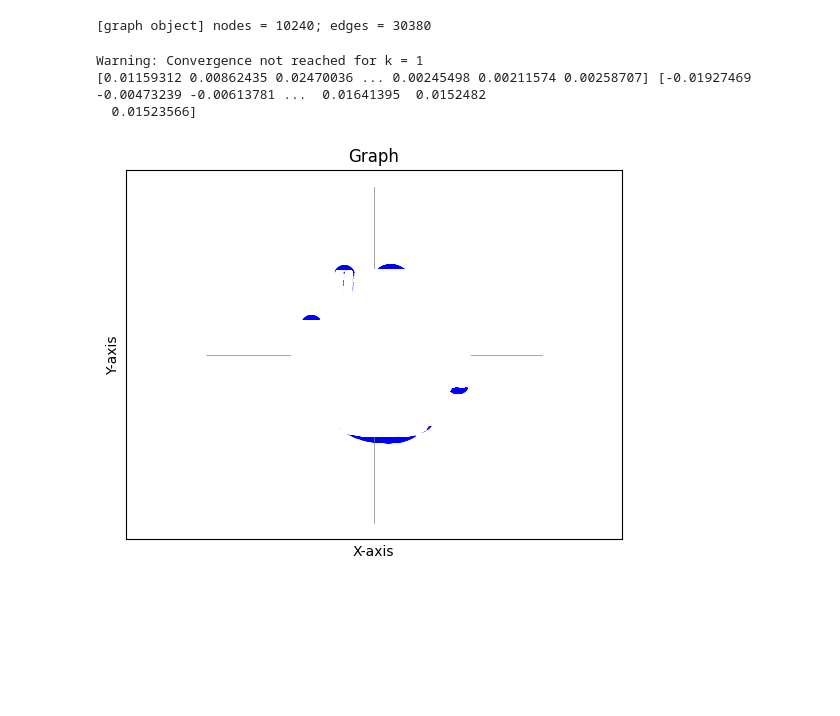
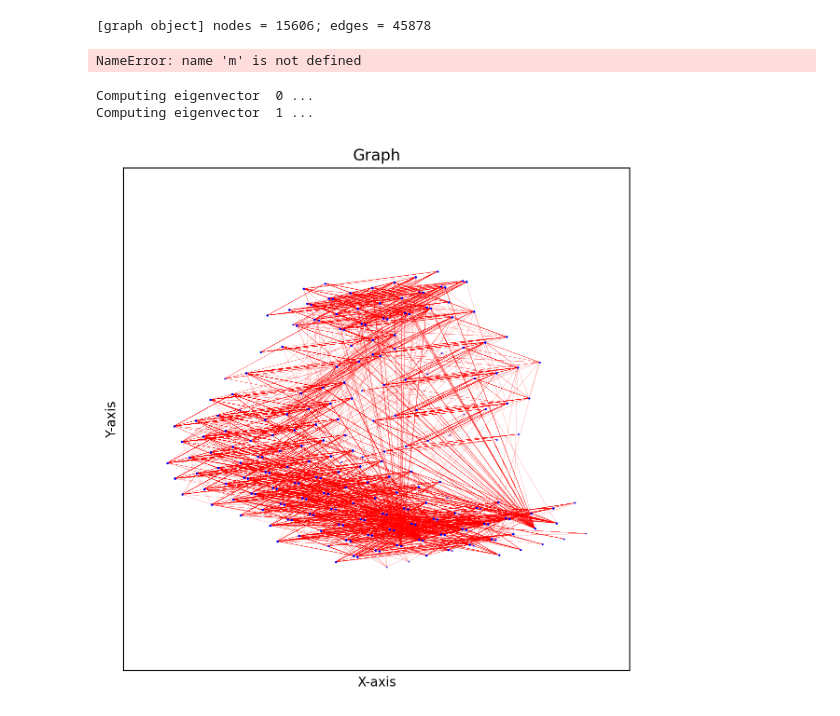
Before and after one commit to pauromeu/cla-project-drawing-graphs-by-eigenvectors, a Jupyter notebook: src/main.ipynb, the cells around one changed output. Cells and saved outputs as stored; diff of their text form; code cells hidden in the pictures; blank space fills up the shorter version.

```diff
--- a/src/main.ipynb
+++ b/src/main.ipynb
@@ -6,31 +6,43 @@ from graph_class import Graph
 # Adjacency matrix
 A = np.loadtxt('../data/graph.txt')
 
-f = open('../data/crack.graph', "r")
+G = Graph()
+G.set_adj_matrix(A)
+G.set_degs()
+# print(G.adj_matrix)
+# print(G.degs)
+G.set_laplacian()
 
-graph1 = Graph(f)
-A = graph1.adj_matrix
+
+# print(G.laplacian)
 
 # Degree matrix
-D = np.diag(A.sum(axis=1))
+D = np.diag(G.degs)
+# print(D)
 
 # Laplacian matrix
-L = D - A
-print(graph1)
+L = G.laplacian
+
+f = open('../data/4elt.txt')
+G = Graph(f)
+print(G)
 # %% [output]
-[graph object] nodes = 10240; edges = 30380
+[graph object] nodes = 15606; edges = 45878
 # %%
 # Degree normalized eigenvectors
-U = degree_normalized_eigenvectors(D, A, 2)
+#U, times = degree_normalized_eigenvectors(np.diag(G.degs), G.adj_matrix, 2, tol = 1e-8, max_iter = 5000, matmul = True)
+# p = 2
+# m = 50
+# U = hde_spectral_drawing(G, p, m, tol = 1e-14, max_iters = 100000)
 
 # 2D graph plot coordinates
-x_coord = U[:, 0]
-y_coord = U[:, 1]
-print(x_coord, y_coord)
-
-graph_plot(A, x_coord, y_coord)
+#x_coord = U[:, 0]
+#y_coord = U[:, 1]
+# print(x_coord, y_coord)
-# %% [output]
-Warning: Convergence not reached for k = 1
-[0.01159312 0.00862435 0.02470036 ... 0.00245498 0.00211574 0.00258707] [-0.01927469 -0.00473239 -0.00613781 ...  0.01641395  0.0152482
-  0.01523566]
-[figure, removed]
+# %%
+#print(x_coord)
+#print(y_coord)
+aux = np.zeros(shape = (m,m))
+graph_plot(G.adj_matrix, x_coord, y_coord, node_size = 0.1)
+# %% [output]
+NameError: name 'm' is not defined
@@ -36,0 +55,12 @@ Warning: Convergence not reached for k = 1
+# %%
+p = 2
+m = 50
+U = hde_spectral_drawing(G, p, m, tol = 1e-8, max_iters = 5000)
+# %% [output]
+Computing eigenvector  0 ...
+Computing eigenvector  1 ...
+# %%
+len(U[:,0])
+graph_plot(G.adj_matrix, U[:,0], U[:,1], node_size = 0.1)
+# %% [output]
+[figure, added]
```
Also changed, not shown: parts of 2 cells of this notebook, 4 other files.
